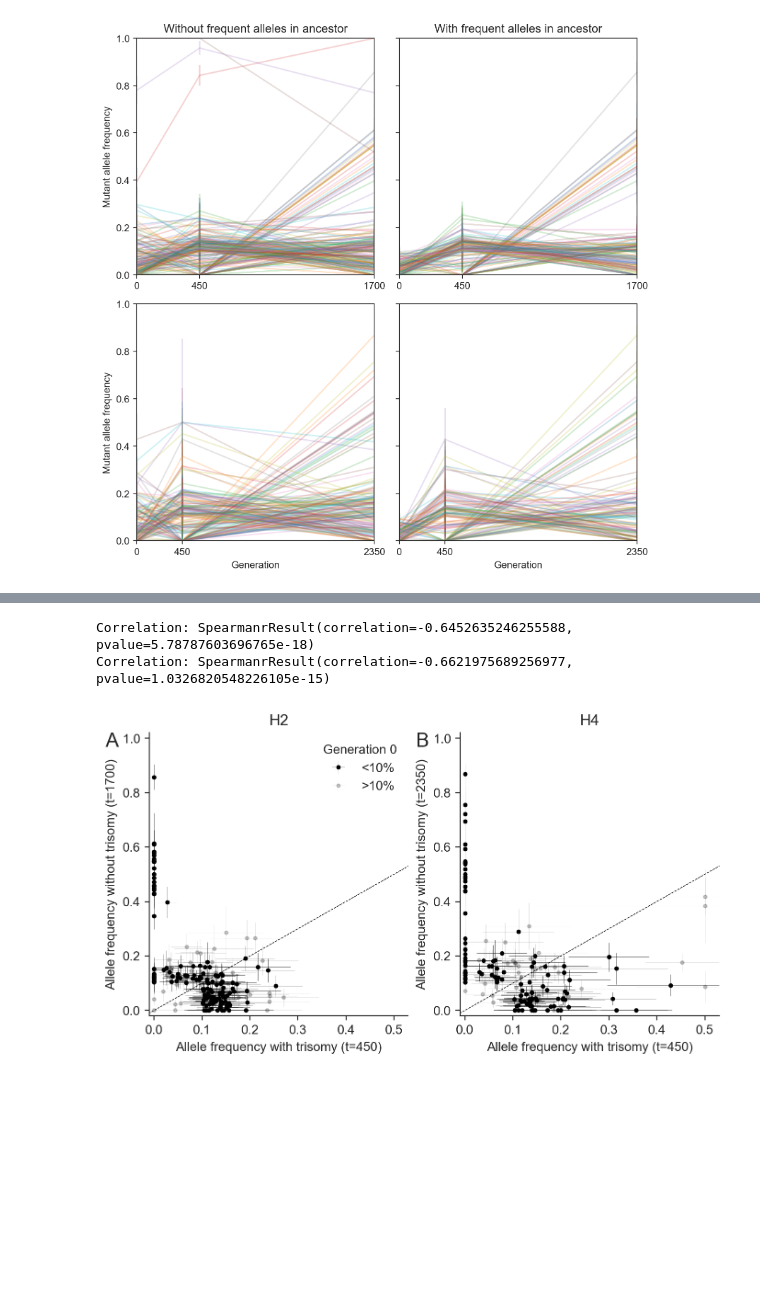
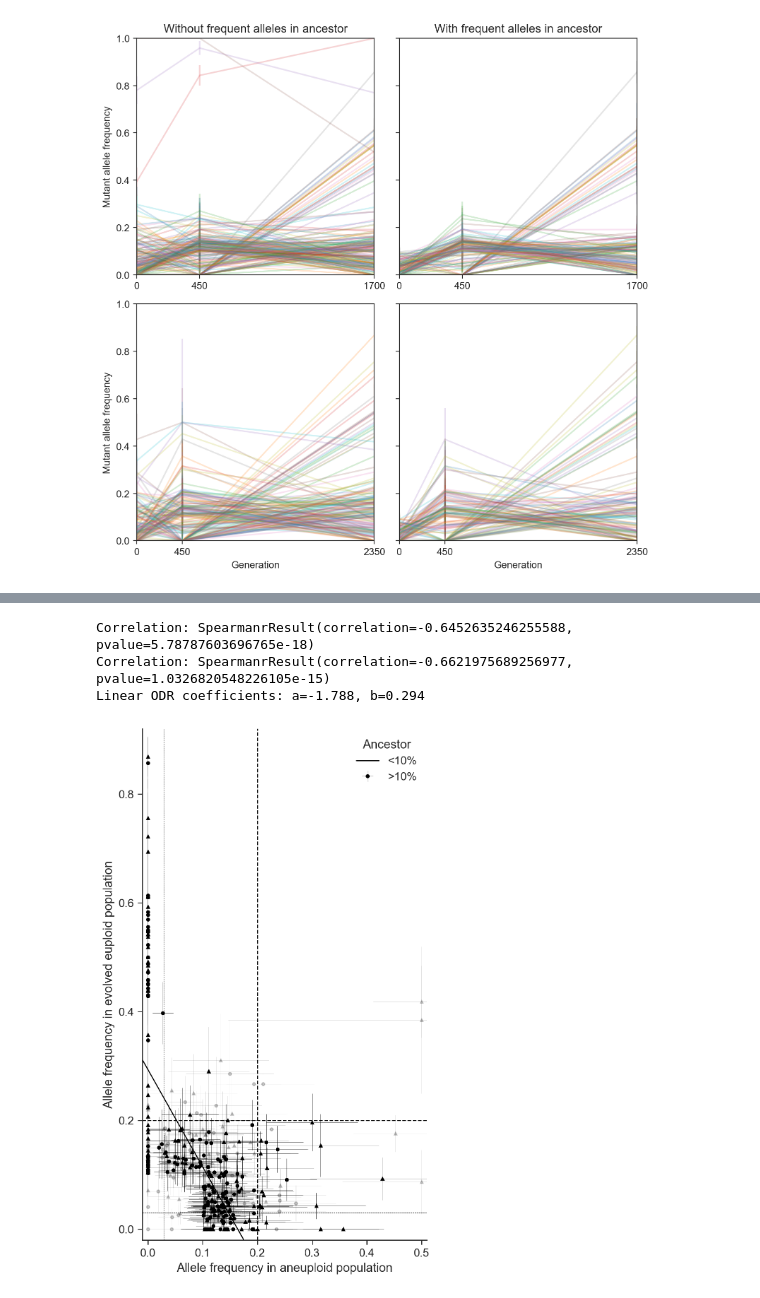
Before and after one commit to yoavram-lab/Heatrisomy, a Jupyter notebook: notebooks/mutation_analysis.ipynb, the cells around one changed output, grey strips where cells are left out. Cells and saved outputs as stored; diff of their text form; code cells hidden in the pictures; blank space fills up the shorter version.

Commit message:
start reorganize, add mutation results

```diff
--- a/notebooks/mutation_analysis.ipynb
+++ b/notebooks/mutation_analysis.ipynb
@@ -9,6 +9,7 @@ import numpy as np
 import scipy.stats
 import seaborn as sns
 sns.set_style('ticks')
+sns.set_context('paper', font_scale=1.3)
 from rakott.mpl import fig_panel_labels
 plt.rcParams['axes.titlesize'] = 12
 red, blue, green = sns.color_palette('Set1', 3)
@@ -183,3 +230,7 @@ for i in range(2):
 fig.tight_layout()
 # %% [output]
 [figure]
+# %%
+data = pd.concat([data_B, data_D])
+data = data[data.ancestor_alt<0.1]
+data.head()
@@ -185,0 +260,15 @@ fig.tight_layout()
+# %%
+x = data.aneuploidy_alt.values
+y = data.evolved_alt.values
+xerr = data.aneuploidy_alt_err.values
+xerr[data.aneuploidy_alt==0] = 1e-10
+yerr = data.evolved_alt_err.values
+yerr[data.evolved_alt==0] = 1e-10
+
+odr_data = odr.RealData(x=x, y=y, sx=xerr, sy=yerr)
+odr_result = odr.ODR(odr_data, odr.unilinear, beta0=[0.6, -1.]).run()
+odr_result.pprint()
+
+# plt.errorbar(odr_data.x, odr_data.y, odr_data.sx, odr_data.sy, ls='')
+# plt.plot(np.linspace(0, 1), linear(odr_result.beta, np.linspace(0, 1)), 'k')
+# plt.ylim(0, None);
@@ -186,43 +284,44 @@ fig.tight_layout()
 # %%
-fig, axes = plt.subplots(1, 2, figsize=(8, 4), sharex=True)
-kwargs = dict(ls='', marker='.', c='k', elinewidth=0.2, markersize=5)
+fig, ax = plt.subplots(1, 1, figsize=(10*0.52, 10*0.94))
+kwargs = dict(ls='', c='k', elinewidth=0.2, markersize=3)
+markers = ['o', '^']
 
 for col, data in enumerate([data_B, data_D]):
-    ax = axes[col]
     traj = data[['ancestor_alt','aneuploidy_alt','evolved_alt']].values
     err = data[['ancestor_alt_err','aneuploidy_alt_err','evolved_alt_err']].values
     idx = traj[:,0] < th
 
-    ax.errorbar(traj[idx, 1], traj[idx, 2], xerr=err[idx,1], yerr=err[idx,2], **kwargs)
-    ax.errorbar(traj[~idx, 1], traj[~idx, 2], xerr=err[~idx,1], yerr=err[~idx,2], alpha=0.2, **kwargs)
+    ax.errorbar(traj[idx, 1], traj[idx, 2], xerr=err[idx,1], yerr=err[idx,2], marker=markers[col], **kwargs)
+    ax.errorbar(traj[~idx, 1], traj[~idx, 2], xerr=err[~idx,1], yerr=err[~idx,2], marker=markers[col], alpha=0.2, **kwargs)
     print("Correlation:", scipy.stats.spearmanr(traj[idx, 1], traj[idx, 2]))
-    if col==0:
-        ax.legend(['<{:.0%}'.format(th), '>{:.0%}'.format(th)], title='Generation 0', frameon=False)
-#     ax.axhline(0.2, color='k', ls='--', lw=1)
-#     ax.axvline(0.03, color='k', ls='--', lw=1)
-    ax.plot(np.linspace(-1,1), np.linspace(-1,1), ls='--', color='k', lw=0.5)
-    ax.set(
-        title=['H2','H4'][col],
-#         xlabel='Frequency at generation {}'.format(t[col][1]),
-#         ylabel='Frequency at generation {}'.format(t[col][-1]),
-        xlabel='Allele frequency with trisomy (t={})'.format(t[col][1]),
-        ylabel='Allele frequency without trisomy (t={})'.format(t[col][-1]),
-        ylim=(-0.02, 1.02),
-        yticks=np.arange(0, 1.1, 0.2),
 
-    )
-axes[0].set(
-    xticks=[0, 0.1, 0.2, 0.3],
-    xlim=(-0.01, 0.3),
-)
-axes[1].set(
+# ODR
+x_fit = np.linspace(-0.1, 1, 1000)
+y_fit = linear(odr_result.beta, x_fit)
+print("Linear ODR coefficients: a={:.3f}, b={:.3f}".format(*odr_result.beta))
+ax.plot(x_fit, y_fit, '-', color='k', lw=1)
+
+ax.legend(['<{:.0%}'.format(th), '>{:.0%}'.format(th)], title='Ancestor', frameon=False)
+ax.axhline(0.03, color='k', ls='--', lw=0.4)
+ax.axvline(0.03, color='k', ls='--', lw=0.4)
+ax.axhline(0.2, color='k', ls='--', lw=1)
+ax.axvline(0.2, color='k', ls='--', lw=1)
+# ax.plot(np.linspace(-1,1), np.linspace(-1,1), ls='--', color='k', lw=0.5)
+ax.set(
+#     title=['H2','H4'][col],
+    xlabel='Allele frequency in aneuploid population',# (t={})'.format(t[col][1]),
+    ylabel='Allele frequency in evolved euploid population',# (t={})'.format(t[col][-1]),
+    ylim=(-0.02, 0.92),
+    yticks=[0, 0.2, 0.4, 0.6, 0.8],
     xticks=[0, 0.1, 0.2, 0.3, 0.4, 0.5],
-    xlim=(-0.01, 0.53),
+    xlim=(-0.01, 0.51),
 )
 fig_panel_labels(axes, xcoord=-0.17, ycoord=0.95)
 sns.despine()
+fig.savefig('../figures/mutation_frequencies.pdf')
 # %% [output]
 Correlation: SpearmanrResult(correlation=-0.6452635246255588, pvalue=5.78787603696765e-18)
 Correlation: SpearmanrResult(correlation=-0.6621975689256977, pvalue=1.0326820548226105e-15)
+Linear ODR coefficients: a=-1.788, b=0.294
-[figure, old version]
+[figure, new version]
 # %%
```
Also changed, not shown: parts of 16 cells of this notebook, 4 other files.
